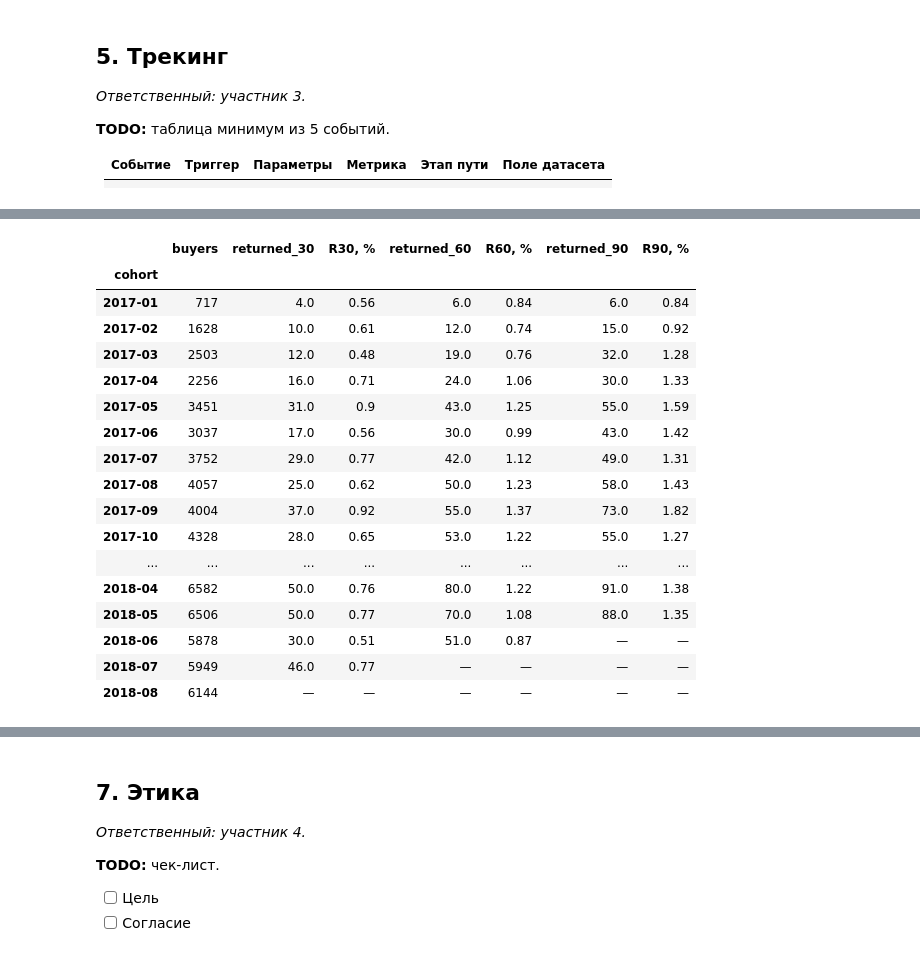
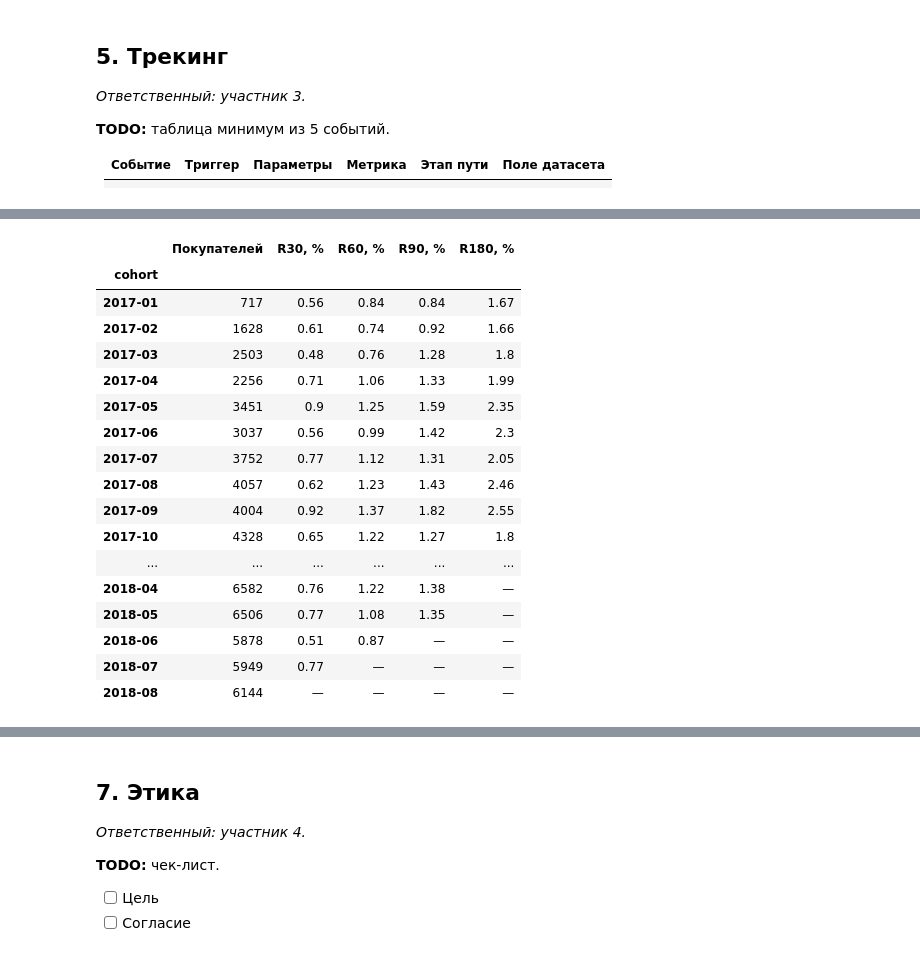
Before and after one commit to iverid/ProdAnal, a Jupyter notebook: project.ipynb, the cells around one changed output, grey strips where cells are left out. Saved outputs shown, nothing was run; the diff lists cells and outputs as text; code cells hidden in the pictures.

Commit message:
Подготовка данных и расчет когортного retention

```diff
--- a/project.ipynb
+++ b/project.ipynb
@@ -33,15 +33,17 @@
 9. Репозиторий
 # %%
 from pathlib import Path
-import hashlib
 import numpy as np
 import pandas as pd
-from IPython.display import display, Markdown
+import matplotlib.pyplot as plt
+from IPython.display import display
 
 DATA_DIR = Path('data')
 assert DATA_DIR.is_dir(), 'Запустите ноутбук из корня репозитория'
 pd.set_option('display.max_rows', 100)
 pd.set_option('display.max_columns', 20)
+pd.set_option('display.max_colwidth', None)
+plt.rcParams.update({'figure.dpi': 110, 'font.size': 10})
 
 print('Папка с данными:', DATA_DIR)
 # %% [output]
@@ -139,10 +136,9 @@ for name, relative_path in FILES.items():
     })
     inventory.append({
         'table': name, 'rows': len(raw[name]), 'columns': len(raw[name].columns),
-        'bytes': path.stat().st_size, 'sha256': hashlib.sha256(path.read_bytes()).hexdigest(),
+        'bytes': path.stat().st_size,
     })
 inventory = pd.DataFrame(inventory).set_index('table')
-with pd.option_context('display.max_colwidth', None):
-    display(inventory)
+display(inventory[['rows', 'columns']].rename(columns={'rows': 'Записи', 'columns': 'Поля'}))
 print('Размер CSV, MiB:', round(inventory['bytes'].sum() / 1024**2, 2))
 # %% [output]
@@ -258,0 +179,9 @@ display(pd.DataFrame({
+# %%
+missing_rows = []
+for name, df in raw.items():
+    for column in df.columns:
+        count = int(df[column].isna().sum())
+        if count > 0:
+            missing_rows.append([name, column, count, round(count / len(df) * 100, 2)])
+missingness = pd.DataFrame(missing_rows, columns=['Таблица', 'Поле', 'Пропуски', '% строк'])
+display(missingness)
@@ -635,61 +663,37 @@ R_H = покупатели с повтором на дне 1 ≤ d ≤ H / вс
 # %%
 first_repeat_age = repeats.groupby('customer_unique_id').age_days.min()
 buyer_cohorts['first_repeat_age'] = first_repeat_age
-HORIZONS = (30, 60, 90)
+HORIZONS = (30, 60, 90, 180)
 horizon_counts = pd.DataFrame(index=cohort_index)
 horizon_observed = pd.DataFrame(index=cohort_index)
 for horizon in HORIZONS:
     mature = cohort_index.to_timestamp(how='end').normalize() + pd.Timedelta(days=horizon) <= LAST_OBSERVED_DAY
     returned = buyer_cohorts.loc[buyer_cohorts.first_repeat_age.between(1, horizon)].groupby('cohort').size()
     horizon_counts[horizon] = returned.reindex(cohort_index, fill_value=0).where(mature & cohort_sizes.gt(0))
     horizon_observed[horizon] = mature & cohort_sizes.gt(0)
 horizon_retention = horizon_counts.div(cohort_sizes.replace(0, np.nan), axis=0)
-horizon_table = pd.DataFrame({'buyers': cohort_sizes})
+horizon_table = pd.DataFrame({'Покупателей': cohort_sizes})
 for horizon in HORIZONS:
-    horizon_table[f'returned_{horizon}'] = horizon_counts[horizon]
     horizon_table[f'R{horizon}, %'] = horizon_retention[horizon].mul(100).round(2)
 display(horizon_table.astype(object).fillna('—'))
-summary_rows = []
-for horizon in HORIZONS:
-    mature = horizon_observed[horizon]
-    denominator = int(cohort_sizes.loc[mature].sum())
-    numerator = int(horizon_counts.loc[mature, horizon].sum())
-    summary_rows.append({'metric': f'R{horizon}', 'cohorts': int(mature.sum()),
-                         'buyers': denominator, 'returned': numerator,
-                         'retention_pct': 100 * numerator / denominator})
-m1_mature = observed_months[1] & cohort_sizes.gt(0)
-summary_rows.append({'metric': 'M1', 'cohorts': int(m1_mature.sum()),
-                     'buyers': int(cohort_sizes.loc[m1_mature].sum()),
-                     'returned': int(monthly_counts.loc[m1_mature, 1].sum()),
-                     'retention_pct': 100 * monthly_counts.loc[m1_mature, 1].sum() / cohort_sizes.loc[m1_mature].sum()})
-retention_summary = pd.DataFrame(summary_rows).set_index('metric')
-display(retention_summary.round(3))
-common_mature = horizon_observed[90]
-common_base = int(cohort_sizes.loc[common_mature].sum())
-common_horizon_summary = pd.DataFrame({
-    'buyers': common_base,
-    'returned': horizon_counts.loc[common_mature].sum().astype(int),
-})
-common_horizon_summary.index = [f'R{h}' for h in HORIZONS]
-common_horizon_summary['retention_pct'] = common_horizon_summary.returned / common_base * 100
-print('Одна и та же база когорт с полным 90-дневным наблюдением:')
-display(common_horizon_summary.round(3))
+assert horizon_retention.stack().dropna().between(0, 1).all()
+assert horizon_counts.where(~horizon_observed).isna().all().all()
 # %% [output]
-|  | buyers | returned_30 | R30, % | returned_60 | R60, % | returned_90 | R90, % |
-| cohort |  |  |  |  |  |  |  |
-| 2017-01 | 717 | 4.0 | 0.56 | 6.0 | 0.84 | 6.0 | 0.84 |
-| 2017-02 | 1628 | 10.0 | 0.61 | 12.0 | 0.74 | 15.0 | 0.92 |
-| 2017-03 | 2503 | 12.0 | 0.48 | 19.0 | 0.76 | 32.0 | 1.28 |
-| 2017-04 | 2256 | 16.0 | 0.71 | 24.0 | 1.06 | 30.0 | 1.33 |
-| 2017-05 | 3451 | 31.0 | 0.9 | 43.0 | 1.25 | 55.0 | 1.59 |
-| 2017-06 | 3037 | 17.0 | 0.56 | 30.0 | 0.99 | 43.0 | 1.42 |
-| 2017-07 | 3752 | 29.0 | 0.77 | 42.0 | 1.12 | 49.0 | 1.31 |
-| 2017-08 | 4057 | 25.0 | 0.62 | 50.0 | 1.23 | 58.0 | 1.43 |
-| 2017-09 | 4004 | 37.0 | 0.92 | 55.0 | 1.37 | 73.0 | 1.82 |
-| 2017-10 | 4328 | 28.0 | 0.65 | 53.0 | 1.22 | 55.0 | 1.27 |
-| ... | ... | ... | ... | ... | ... | ... | ... |
-| 2018-04 | 6582 | 50.0 | 0.76 | 80.0 | 1.22 | 91.0 | 1.38 |
-| 2018-05 | 6506 | 50.0 | 0.77 | 70.0 | 1.08 | 88.0 | 1.35 |
-| 2018-06 | 5878 | 30.0 | 0.51 | 51.0 | 0.87 | — | — |
-| 2018-07 | 5949 | 46.0 | 0.77 | — | — | — | — |
-| 2018-08 | 6144 | — | — | — | — | — | — |
+|  | Покупателей | R30, % | R60, % | R90, % | R180, % |
+| cohort |  |  |  |  |  |
+| 2017-01 | 717 | 0.56 | 0.84 | 0.84 | 1.67 |
+| 2017-02 | 1628 | 0.61 | 0.74 | 0.92 | 1.66 |
+| 2017-03 | 2503 | 0.48 | 0.76 | 1.28 | 1.8 |
+| 2017-04 | 2256 | 0.71 | 1.06 | 1.33 | 1.99 |
+| 2017-05 | 3451 | 0.9 | 1.25 | 1.59 | 2.35 |
+| 2017-06 | 3037 | 0.56 | 0.99 | 1.42 | 2.3 |
+| 2017-07 | 3752 | 0.77 | 1.12 | 1.31 | 2.05 |
+| 2017-08 | 4057 | 0.62 | 1.23 | 1.43 | 2.46 |
+| 2017-09 | 4004 | 0.92 | 1.37 | 1.82 | 2.55 |
+| 2017-10 | 4328 | 0.65 | 1.22 | 1.27 | 1.8 |
+| ... | ... | ... | ... | ... | ... |
+| 2018-04 | 6582 | 0.76 | 1.22 | 1.38 | — |
+| 2018-05 | 6506 | 0.77 | 1.08 | 1.35 | — |
+| 2018-06 | 5878 | 0.51 | 0.87 | — | — |
+| 2018-07 | 5949 | 0.77 | — | — | — |
+| 2018-08 | 6144 | — | — | — | — |
```
Also changed, not shown: parts of 56 cells of this notebook, 1 other file.
